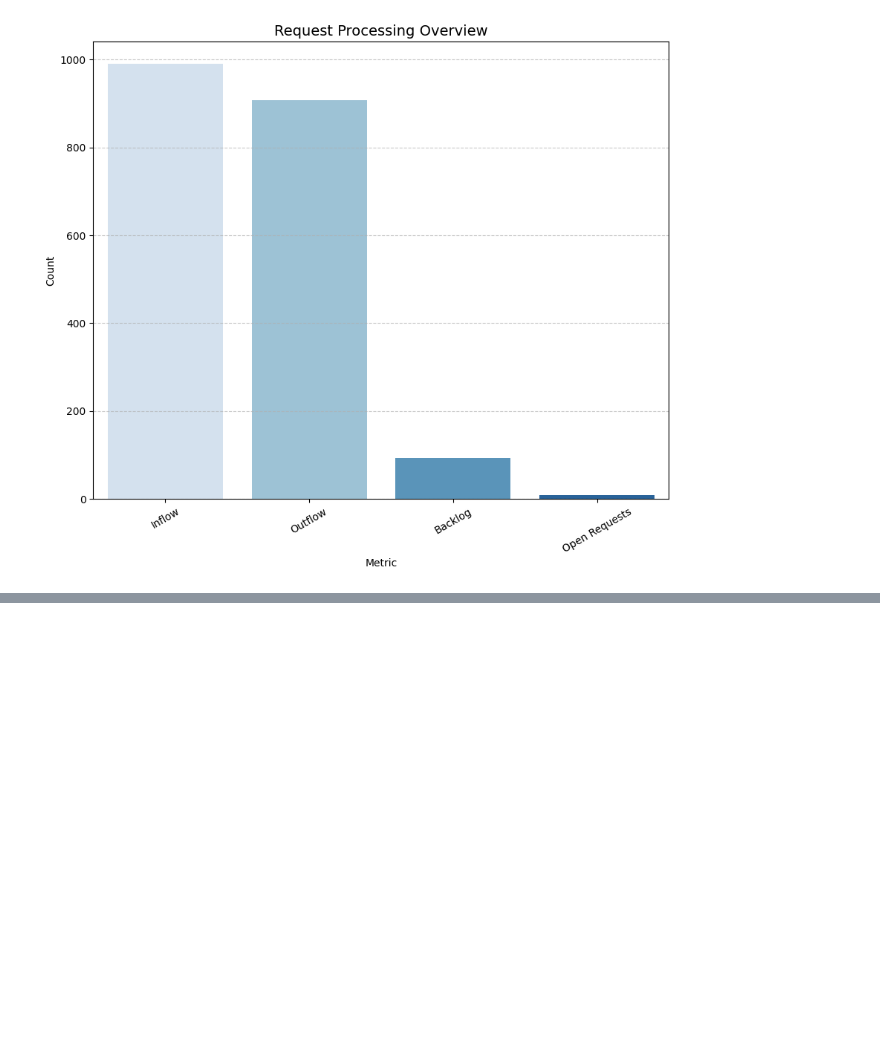
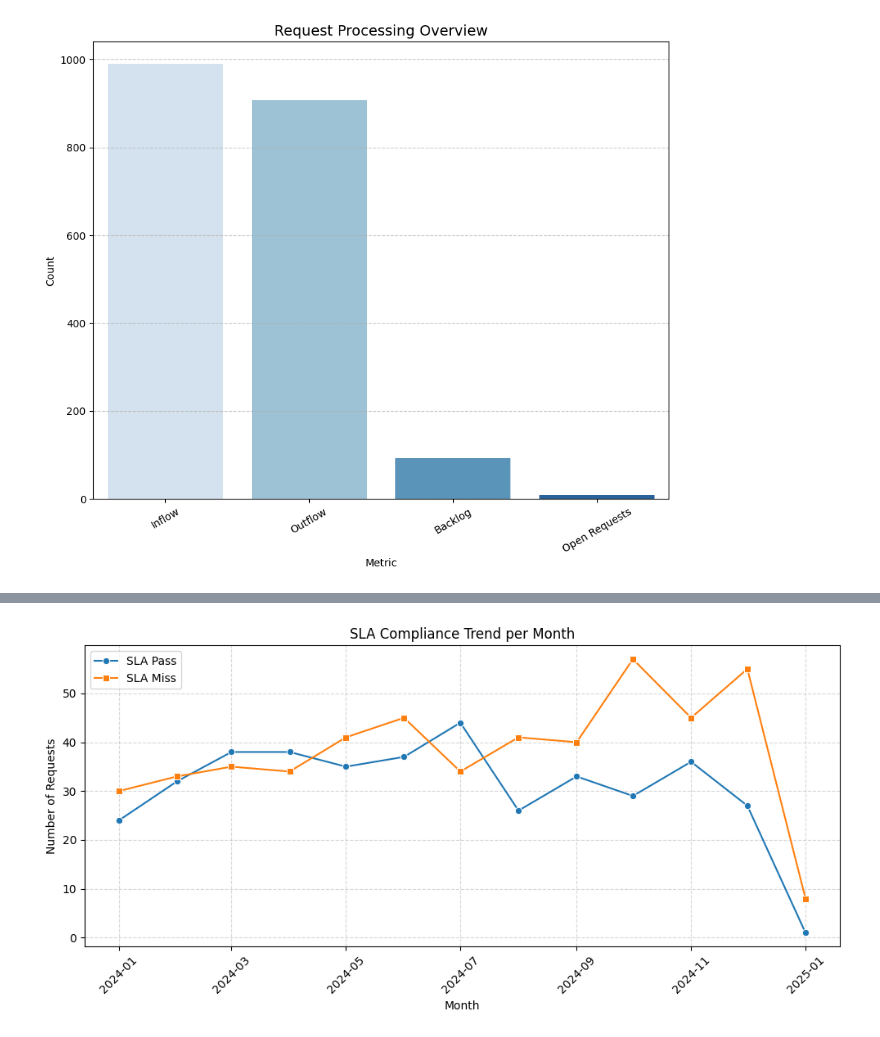
Before and after one commit to RizkyMlana/Data-Science-Mid, a Jupyter notebook: assignment.ipynb, the cells around one changed output, grey strips where cells are left out. Drawn from its saved outputs; the diff is of its cells as text; code cells hidden in the pictures; blank space fills up the shorter version.

```diff
--- a/assignment.ipynb
+++ b/assignment.ipynb
@@ -136,0 +161,20 @@ plt.show()
+# %%
+df['SLA Compliance Month'] = df['Completion_Date'].dt.to_period('M')
+
+sla_monthly = df.groupby(['SLA Compliance Month', 'SLA Compliance']).size().unstack(fill_value=0)
+sla_monthly.index = sla_monthly.index.to_timestamp()
+# %%
+plt.figure(figsize=(10, 5))
+sns.lineplot(data=sla_monthly['Pass'], label='SLA Pass', marker='o')
+sns.lineplot(data=sla_monthly['Miss'], label='SLA Miss', marker='s')
+
+plt.title('SLA Compliance Trend per Month')
+plt.xlabel('Month')
+plt.ylabel('Number of Requests')
+plt.legend()
+plt.grid(True, linestyle='--', alpha=0.5)
+plt.xticks(rotation=45)
+plt.tight_layout()
+plt.show()
+# %% [output]
+[figure, added]
```
Also changed, not shown: parts of 2 cells of this notebook.
